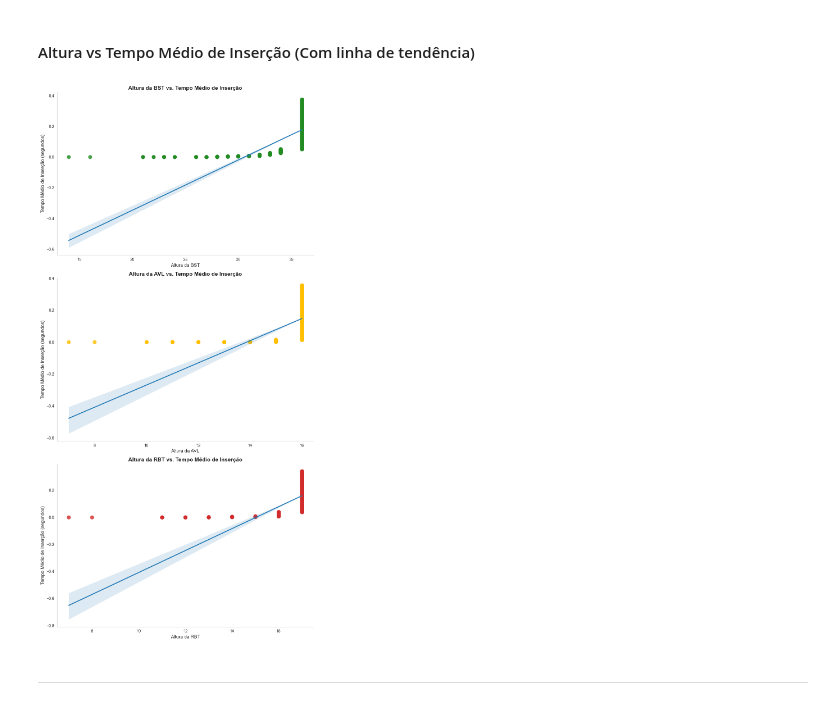
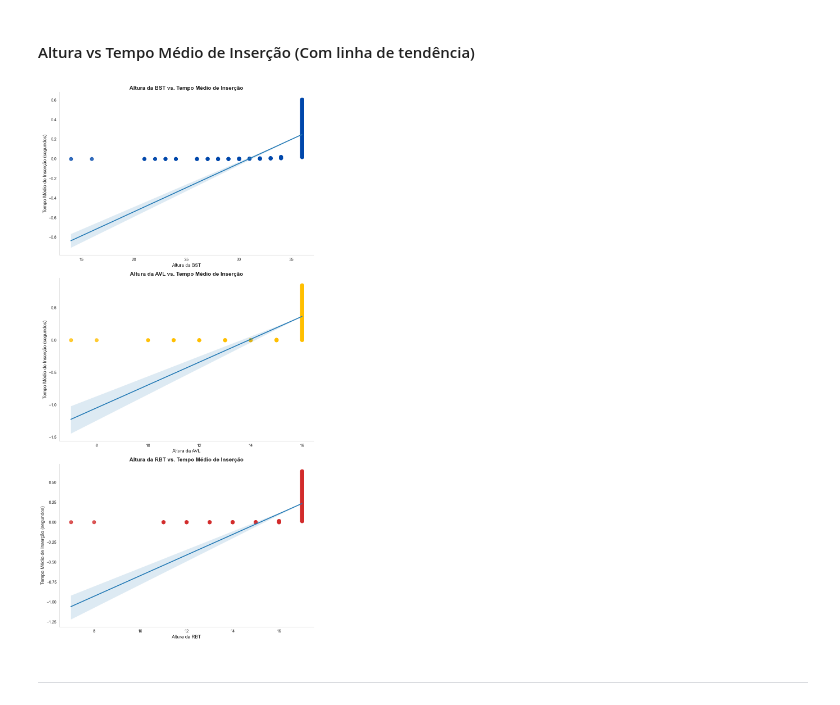
Before and after one commit to JaimeWillianCarneiro/projetofinal-ed, a Jupyter notebook: docs/allstats.ipynb, the cells around one changed output. Cells and saved outputs as stored; diff of their text form; code cells hidden in the pictures.

Commit message:
Update: Change the color of the graphs and the numbe of the csvs

```diff
--- a/docs/allstats.ipynb
+++ b/docs/allstats.ipynb
@@ -31,9 +31,9 @@ def plotTreesLines(df, x, y, x_label, y_label, title):
     # Mostrar o gráfico
     plt.show()
 # %%
-BST_df = pd.read_csv('bst5000.csv')
-AVL_df = pd.read_csv('avl5000.csv')
-RBT_df = pd.read_csv('rbt5000.csv')
+BST_df = pd.read_csv('bst.csv')
+AVL_df = pd.read_csv('avl.csv')
+RBT_df = pd.read_csv('rbt.csv')
 
 df = pd.concat([BST_df, AVL_df, RBT_df])
 df
@@ -399,12 +398,11 @@ plt.show()
 # %% [markdown]
 #### Altura vs Tempo Médio de Inserção (Com linha de tendência)
 # %%
-palette = ["#228B22", "#FFBF00", "#D22B2B"]
 plt.figure(figsize=(10, 20))
 
 #BST
 plt.subplot(3,1,1)
-sns.regplot(data=df[df['Tipo_Arvore'] == 'BST'], x='Altura', y='Tempo_Medio_Insercao', scatter_kws={'s':80, 'color': '#228B22'}, line_kws={'color': '#1f77b4'})
+sns.regplot(data=df[df['Tipo_Arvore'] == 'BST'], x='Altura', y='Tempo_Medio_Insercao', scatter_kws={'s':80, 'color': '#0047AB'}, line_kws={'color': '#1f77b4'})
 plt.xlabel('Altura da BST', fontsize=12)
 plt.ylabel('Tempo Médio de Inserção (segundos)', fontsize=12)
 plt.title('Altura da BST vs. Tempo Médio de Inserção', fontsize=14, fontweight='bold')
@@ -413,33 +411,33 @@ plt.yticks(fontsize=10)
 sns.despine(top=True, right=True)
 plt.tight_layout()
 plt.grid(False)
 
 #AVL
 plt.subplot(3,1,2)
 sns.regplot(data=df[df['Tipo_Arvore'] == 'AVL'], x='Altura', y='Tempo_Medio_Insercao', scatter_kws={'s':80, 'color': '#FFBF00'}, line_kws={'color': '#1f77b4'})
 plt.xlabel('Altura da AVL', fontsize=12)
 plt.ylabel('Tempo Médio de Inserção (segundos)', fontsize=12)
 plt.title('Altura da AVL vs. Tempo Médio de Inserção', fontsize=14, fontweight='bold')
 plt.xticks(fontsize=10)
 plt.yticks(fontsize=10)
 sns.despine(top=True, right=True)
 plt.tight_layout()
 plt.grid(False)
 
 #RBT
 plt.subplot(3,1,3)
 sns.regplot(data=df[df['Tipo_Arvore'] == 'RBT'], x='Altura', y='Tempo_Medio_Insercao', scatter_kws={'s':80, 'color': '#D22B2B'}, line_kws={'color': '#1f77b4'})
 plt.xlabel('Altura da RBT', fontsize=12)
 plt.ylabel('Tempo Médio de Inserção (segundos)', fontsize=12)
 plt.title('Altura da RBT vs. Tempo Médio de Inserção', fontsize=14, fontweight='bold')
 plt.xticks(fontsize=10)
 plt.yticks(fontsize=10)
 sns.despine(top=True, right=True)
 plt.tight_layout()
 plt.grid(False)
 
 plt.show()
 # %% [output]
-[figure, old version]
+[figure, new version]
 # %% [markdown]
 ---
```
Also changed, not shown: parts of 14 cells of this notebook, 3 other files.
